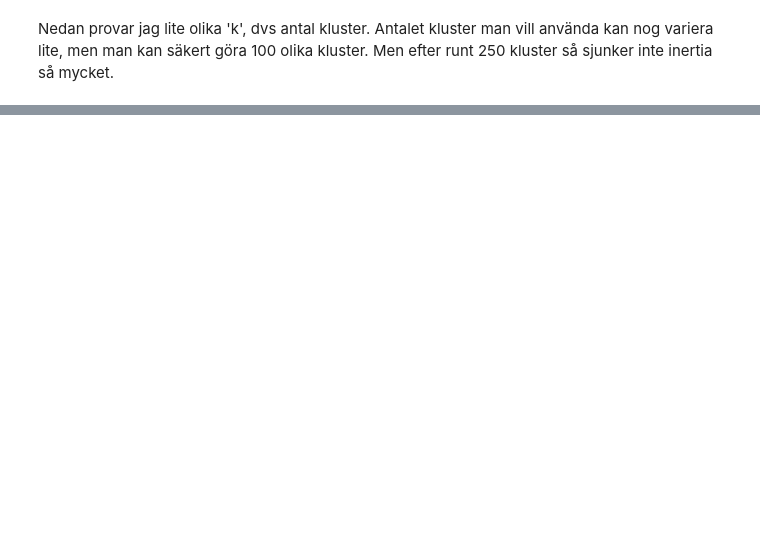
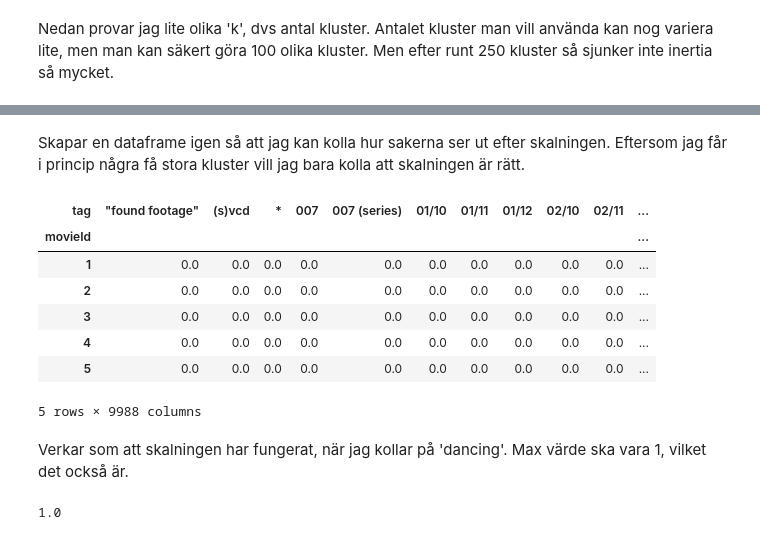
Before and after one commit to dancla240/Machine_Learning_Daniel_Claesson, a Jupyter notebook: Lab2/Lab_2_movie.ipynb, the cells around one changed output, grey strips where cells are left out. Cells and saved outputs as stored; diff of their text form; code cells hidden in the pictures; blank space fills up the shorter version.

```diff
--- a/Lab2/Lab_2_movie.ipynb
+++ b/Lab2/Lab_2_movie.ipynb
@@ -643,0 +652,20 @@ Name: count, dtype: int64
+# %% [markdown]
+Skapar en dataframe igen så att jag kan kolla hur sakerna ser ut efter skalningen. Eftersom jag får i princip några få stora kluster vill jag bara kolla att skalningen är rätt.
+# %%
+scaled_pivot_table_df = pd.DataFrame(data=scaled_pivot_table, columns=pivot_table.columns, index=pivot_table.index )
+scaled_pivot_table_df.head()
+# %% [output]
+| tag | "found footage" | (s)vcd | * | 007 | 007 (series) | 01/10 | 01/11 | 01/12 | 02/10 | 02/11 | ... |
+| movieId |  |  |  |  |  |  |  |  |  |  | ... |
+| 1 | 0.0 | 0.0 | 0.0 | 0.0 | 0.0 | 0.0 | 0.0 | 0.0 | 0.0 | 0.0 | ... |
+| 2 | 0.0 | 0.0 | 0.0 | 0.0 | 0.0 | 0.0 | 0.0 | 0.0 | 0.0 | 0.0 | ... |
+| 3 | 0.0 | 0.0 | 0.0 | 0.0 | 0.0 | 0.0 | 0.0 | 0.0 | 0.0 | 0.0 | ... |
+| 4 | 0.0 | 0.0 | 0.0 | 0.0 | 0.0 | 0.0 | 0.0 | 0.0 | 0.0 | 0.0 | ... |
+| 5 | 0.0 | 0.0 | 0.0 | 0.0 | 0.0 | 0.0 | 0.0 | 0.0 | 0.0 | 0.0 | ... |
+5 rows × 9988 columns
+# %% [markdown]
+Verkar som att skalningen har fungerat, när jag kollar på 'dancing'. Max värde ska vara 1, vilket det också är.
+# %%
+scaled_pivot_table_df.loc[:,'dancing'].max()
+# %% [output]
+1.0
```
Also changed, not shown: parts of 24 cells of this notebook.
